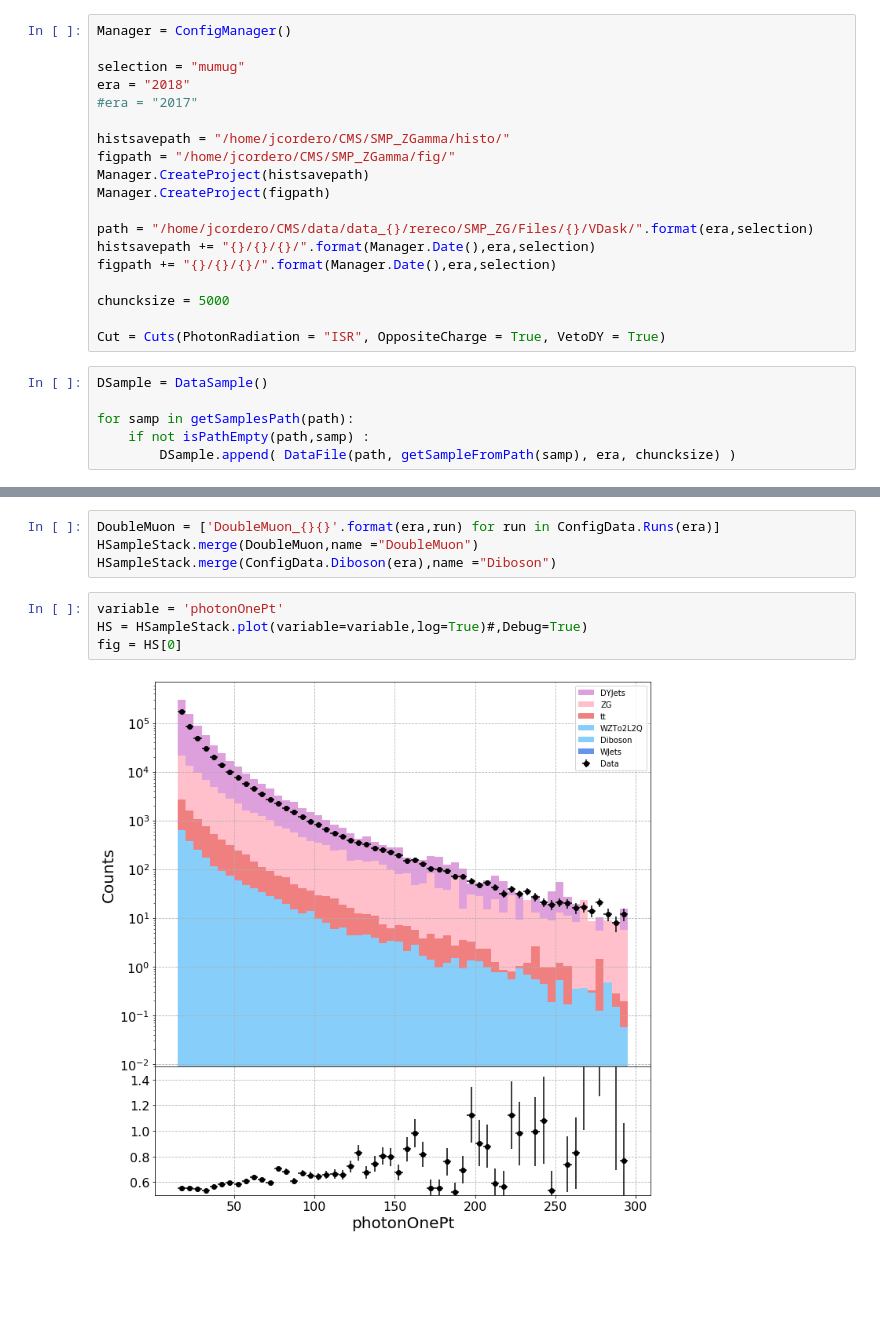
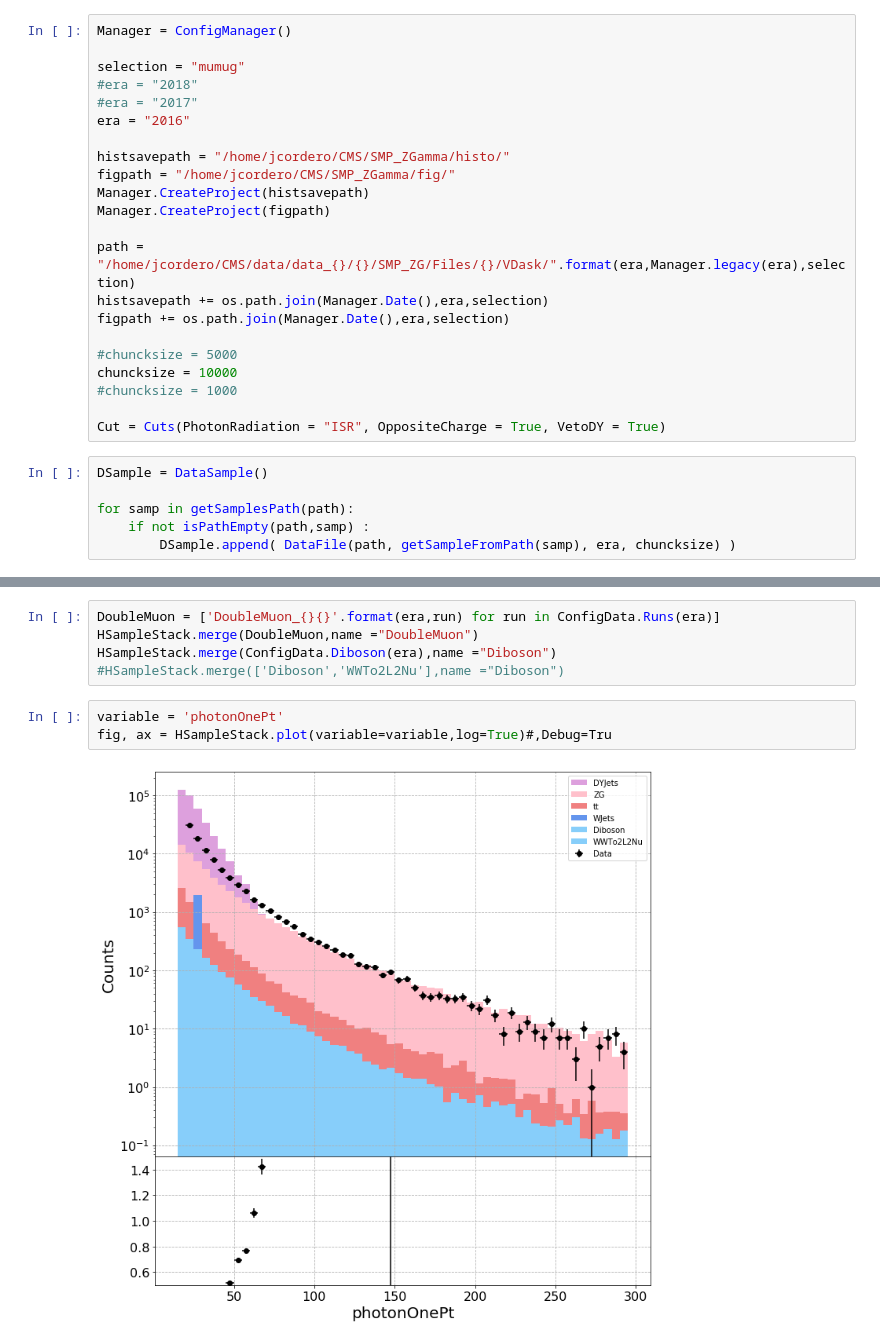
Before and after one commit to jycordero/SMP_ZGamma, a Jupyter notebook: src/EventWise.ipynb, the cells around one changed output, grey strips where cells are left out. Saved outputs shown, nothing was run; the diff lists cells and outputs as text; blank space fills up the shorter version.

```diff
--- a/src/EventWise.ipynb
+++ b/src/EventWise.ipynb
@@ -67,19 +67,22 @@ def FillLoop(Sample, HStack, Cut):
 Manager = ConfigManager()
 
 selection = "mumug"
-era = "2018"
+#era = "2018"
 #era = "2017"
+era = "2016"
 
 histsavepath = "/home/jcordero/CMS/SMP_ZGamma/histo/"
 figpath = "/home/jcordero/CMS/SMP_ZGamma/fig/"
 Manager.CreateProject(histsavepath)
 Manager.CreateProject(figpath)
 
-path = "/home/jcordero/CMS/data/data_{}/rereco/SMP_ZG/Files/{}/VDask/".format(era,selection)
-histsavepath += "{}/{}/{}/".format(Manager.Date(),era,selection)
-figpath += "{}/{}/{}/".format(Manager.Date(),era,selection)
+path = "/home/jcordero/CMS/data/data_{}/{}/SMP_ZG/Files/{}/VDask/".format(era,Manager.legacy(era),selection)
+histsavepath += os.path.join(Manager.Date(),era,selection)
+figpath += os.path.join(Manager.Date(),era,selection)
 
-chuncksize = 5000
+#chuncksize = 5000
+chuncksize = 10000
+#chuncksize = 1000
 
 Cut = Cuts(PhotonRadiation = "ISR", OppositeCharge = True, VetoDY = True)
 # %%
@@ -111,10 +120,10 @@ WJets
 DoubleMuon = ['DoubleMuon_{}{}'.format(era,run) for run in ConfigData.Runs(era)]
 HSampleStack.merge(DoubleMuon,name ="DoubleMuon")
 HSampleStack.merge(ConfigData.Diboson(era),name ="Diboson")
+#HSampleStack.merge(['Diboson','WWTo2L2Nu'],name ="Diboson")
 # %%
 variable = 'photonOnePt'
-HS = HSampleStack.plot(variable=variable,log=True)#,Debug=True)
-fig = HS[0]
+fig, ax = HSampleStack.plot(variable=variable,log=True)#,Debug=Tru
 # %% [output]
-[figure, old version]
+[figure, new version]
 # %%
```
Also changed, not shown: parts of 5 cells of this notebook, 7 other files.
